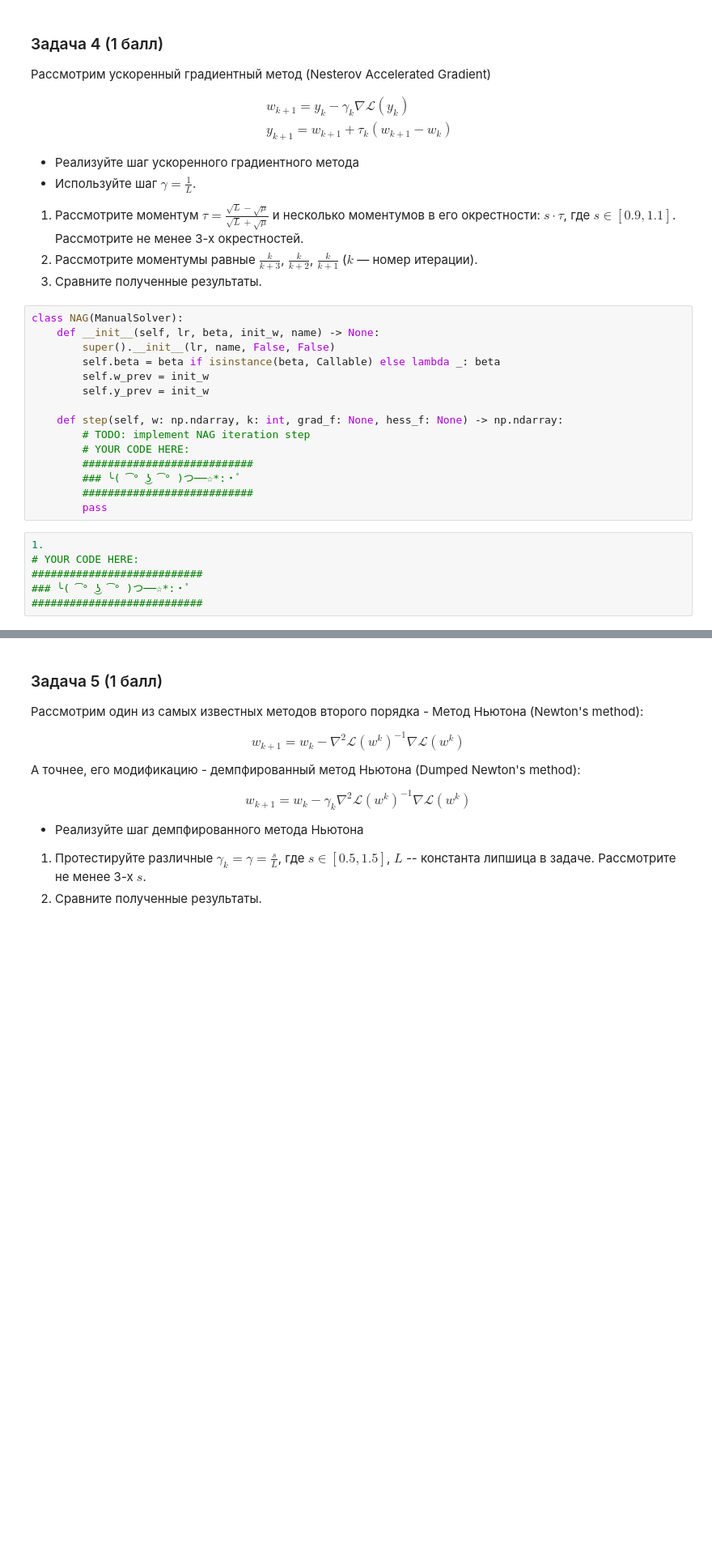
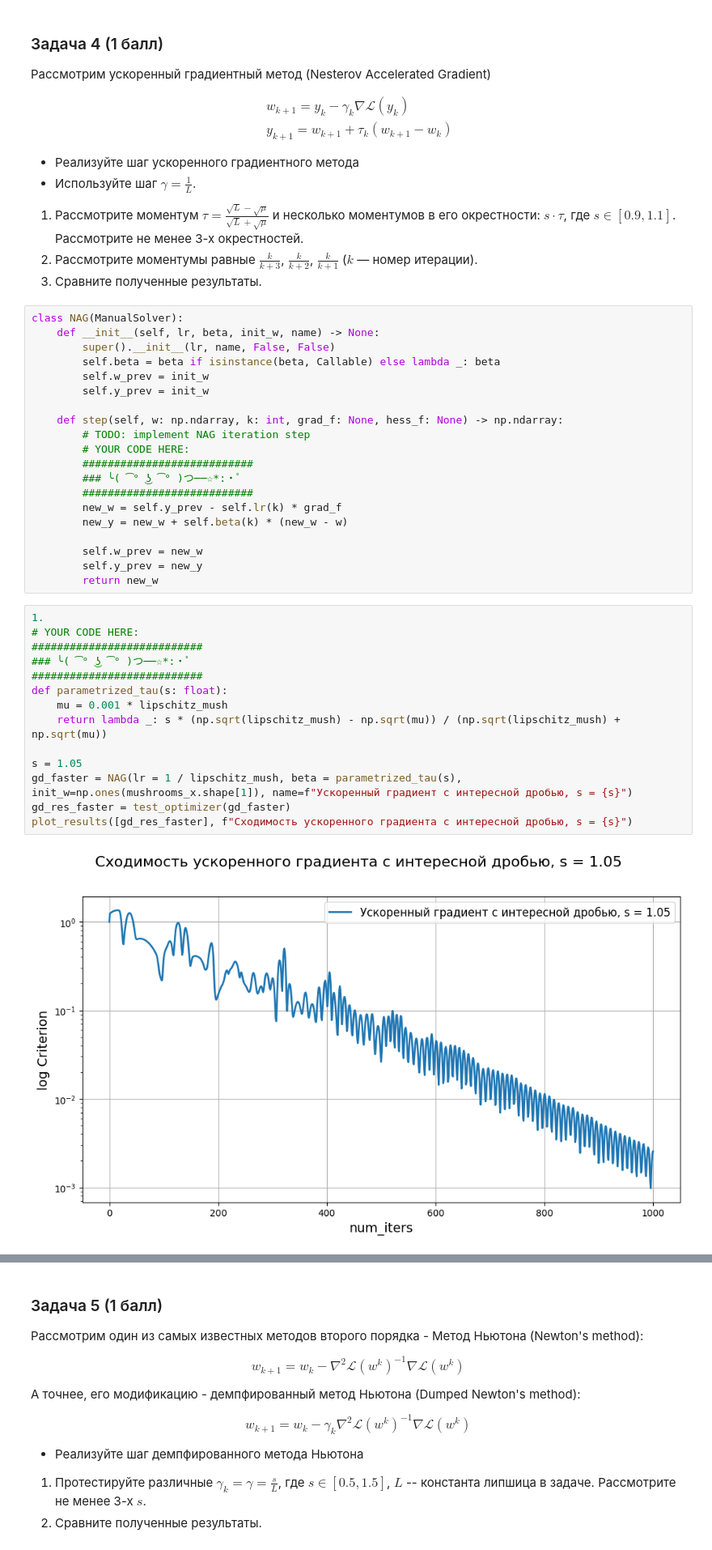
Before and after one commit to Krage56/ml_isp_intro, a Jupyter notebook: hw/hw3/ISP_HW3_LogReg_Opt_HPO.ipynb, the cells around one changed output, grey strips where cells are left out. Shown at 81% size. Drawn from its saved outputs; the diff is of its cells as text; blank space fills up the shorter version.

```diff
--- a/hw/hw3/ISP_HW3_LogReg_Opt_HPO.ipynb
+++ b/hw/hw3/ISP_HW3_LogReg_Opt_HPO.ipynb
@@ -703,10 +703,25 @@ class NAG(ManualSolver):
         ###########################
         ### ╰( ͡° ͜ʖ ͡° )つ──☆*:・ﾟ
         ###########################
-        pass
+        new_w = self.y_prev - self.lr(k) * grad_f
+        new_y = new_w + self.beta(k) * (new_w - w)
+
+        self.w_prev = new_w
+        self.y_prev = new_y
+        return new_w
-# %%
-1.
-# YOUR CODE HERE:
-###########################
-### ╰( ͡° ͜ʖ ͡° )つ──☆*:・ﾟ
-###########################
+# %%
+1.
+# YOUR CODE HERE:
+###########################
+### ╰( ͡° ͜ʖ ͡° )つ──☆*:・ﾟ
+###########################
+def parametrized_tau(s: float):
+    mu = 0.001 * lipschitz_mush
+    return lambda _: s * (np.sqrt(lipschitz_mush) - np.sqrt(mu)) / (np.sqrt(lipschitz_mush) + np.sqrt(mu))
+
+s = 1.05
+gd_faster = NAG(lr = 1 / lipschitz_mush, beta = parametrized_tau(s), init_w=np.ones(mushrooms_x.shape[1]), name=f"Ускоренный градиент с интересной дробью, s = {s}")
+gd_res_faster = test_optimizer(gd_faster)
+plot_results([gd_res_faster], f"Сходимость ускоренного градиента с интересной дробью, s = {s}")
+# %% [output]
+[figure, added]
```
Also changed, not shown: parts of 7 cells of this notebook.
